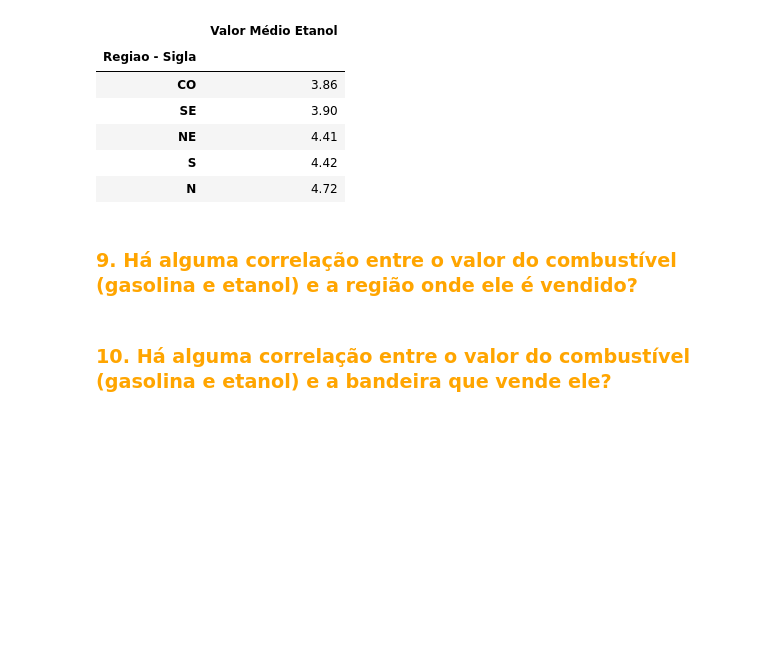
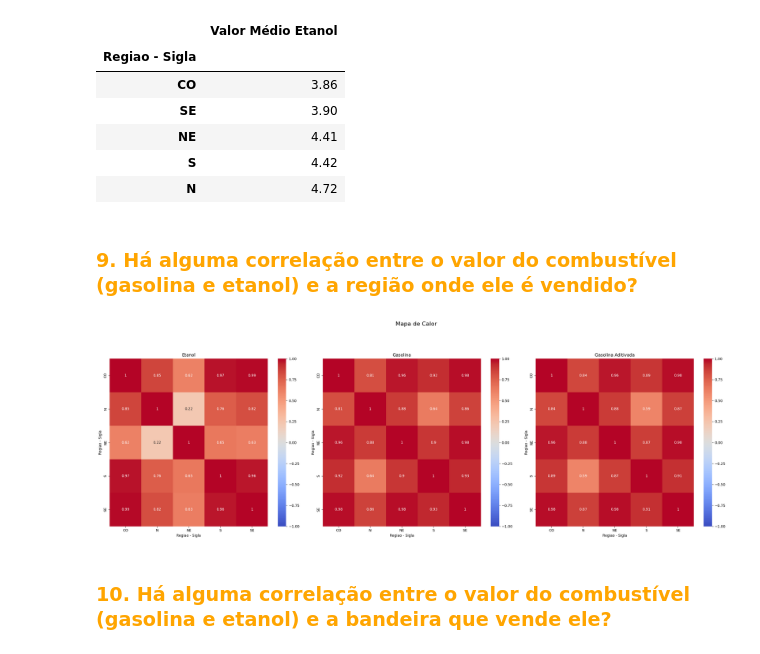
Before and after one commit to gideoni-santos/projeto-squad5-m4, a Jupyter notebook: Analise_combustiveis.ipynb, the cells around one changed output. Drawn from its saved outputs; the diff is of its cells as text; code cells hidden in the pictures; blank space fills up the shorter version.

```diff
--- a/Analise_combustiveis.ipynb
+++ b/Analise_combustiveis.ipynb
@@ -1091,6 +1091,62 @@ df_top5_regioes_etanol
 | N | 4.72 |
 # %% [markdown]
 ###  <font color = orange>**9. Há alguma correlação entre o valor do combustível (gasolina e etanol) e a região onde ele é vendido?**
+# %%
+import pandas as pd
+import seaborn as sns
+import matplotlib.pyplot as plt
+
+# Concatenando os DataFrames de maio e junho
+data = pd.concat([combustiveis_maio, combustiveis_junho], ignore_index=True)
+
+# Convertendo a coluna "Valor de Venda" para formato numérico
+data['Valor de Venda'] = data['Valor de Venda'].str.replace(',', '.').str.extract('(\d+\.\d+)').astype(float)
+
+# Convertendo a coluna "Data da Coleta" para formato de data
+data['Data da Coleta'] = pd.to_datetime(data['Data da Coleta'], dayfirst=True)
+
+# Calculando a média semanal dos valores de venda
+data['Semana'] = data['Data da Coleta'].dt.strftime('%U')
+
+# Calculando a correlação para ETANOL
+data_etanol = data[data['Produto'] == 'ETANOL']
+weekly_avg_etanol = data_etanol.groupby(['Regiao - Sigla', 'Semana'])['Valor de Venda'].mean().reset_index()
+pivot_table_etanol = weekly_avg_etanol.pivot(index='Semana', columns='Regiao - Sigla', values='Valor de Venda')
+correlation_matrix_etanol = pivot_table_etanol.corr()
+
+# Calculando a correlação para GASOLINA
+data_gasolina = data[data['Produto'] == 'GASOLINA']
+weekly_avg_gasolina = data_gasolina.groupby(['Regiao - Sigla', 'Semana'])['Valor de Venda'].mean().reset_index()
+pivot_table_gasolina = weekly_avg_gasolina.pivot(index='Semana', columns='Regiao - Sigla', values='Valor de Venda')
+correlation_matrix_gasolina = pivot_table_gasolina.corr()
+
+# Calculando a correlação para GASOLINA ADITIVADA
+data_aditivada = data[data['Produto'] == 'GASOLINA ADITIVADA']
+weekly_avg_aditivada = data_aditivada.groupby(['Regiao - Sigla', 'Semana'])['Valor de Venda'].mean().reset_index()
+pivot_table_aditivada = weekly_avg_aditivada.pivot(index='Semana', columns='Regiao - Sigla', values='Valor de Venda')
+correlation_matrix_aditivada = pivot_table_aditivada.corr()
+
+# Criando mapas de calor (heatmaps) para cada combustível
+plt.figure(figsize=(25, 9))
+
+plt.suptitle("Mapa de Calor", fontsize=16)
+
+plt.subplot(1, 3, 1)
+sns.heatmap(correlation_matrix_etanol, annot=True, cmap='coolwarm', vmin=-1, vmax=1)
+plt.title('Etanol')
+
+plt.subplot(1, 3, 2)
+sns.heatmap(correlation_matrix_gasolina, annot=True, cmap='coolwarm', vmin=-1, vmax=1)
+plt.title('Gasolina')
+
+plt.subplot(1, 3, 3)
+sns.heatmap(correlation_matrix_aditivada, annot=True, cmap='coolwarm', vmin=-1, vmax=1)
+plt.title('Gasolina Aditivada')
+
+plt.tight_layout(rect=[0, 0.03, 1, 0.9])
+plt.show()
+# %% [output]
+[figure, added]
 # %% [markdown]
 ###  <font color = orange>**10. Há alguma correlação entre o valor do combustível (gasolina e etanol) e a bandeira que vende ele?**
 # %% [markdown]
```
Also changed, not shown: parts of 1 cell of this notebook.
